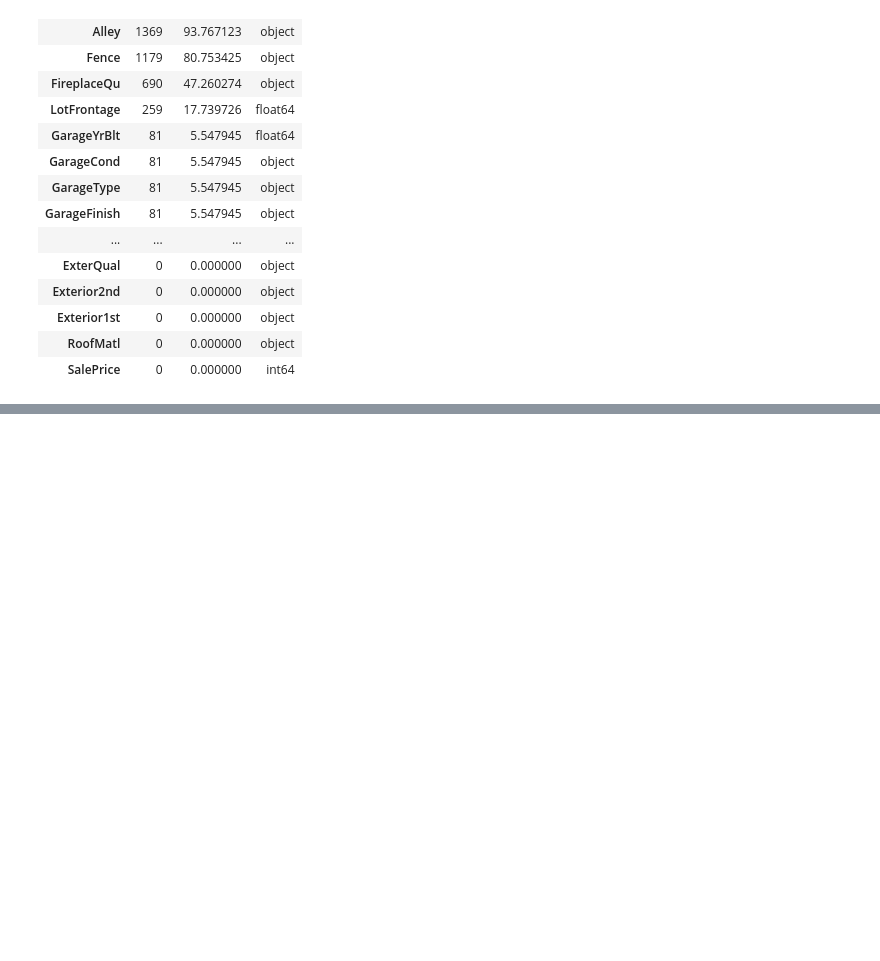
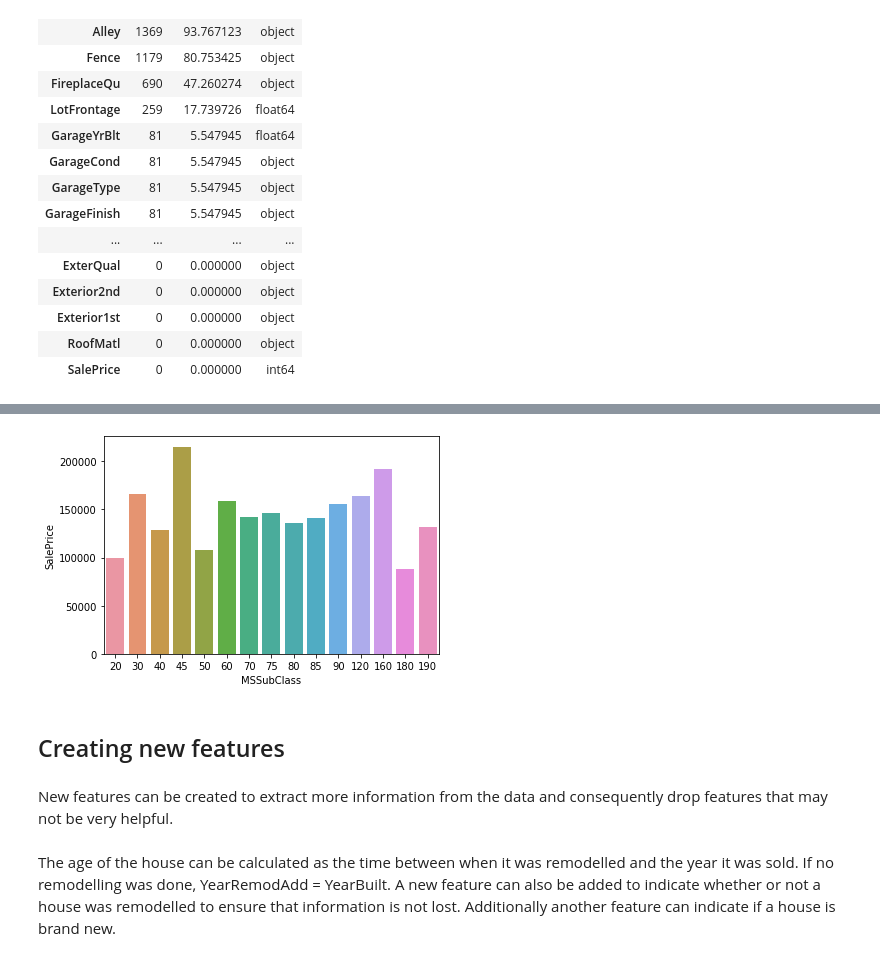
Before and after one commit to mjahidulalam/HousePricing, a Jupyter notebook: House Pricing.ipynb, the cells around one changed output, grey strips where cells are left out. Saved outputs shown, nothing was run; the diff lists cells and outputs as text; code cells hidden in the pictures; blank space fills up the shorter version.

```diff
--- a/House Pricing.ipynb
+++ b/House Pricing.ipynb
@@ -153,0 +268,8 @@ for feature in discrete_features:
+# %%
+sns.barplot(y = df_train.groupby('MSSubClass')['SalePrice'].median(), x = df_train['MSSubClass'].unique())
+plt.xlabel('MSSubClass')
+plt.show()
+
+df_train['MSSubClass'] = df_train['MSSubClass'].astype(object)
+# %% [output]
+[figure, added]
@@ -153,0 +278,6 @@ for feature in discrete_features:
+# %% [markdown]
+## Creating new features
+# %% [markdown]
+New features can be created to extract more information from the data and consequently drop features that may not be very helpful.
+# %% [markdown]
+The age of the house can be calculated as the time between when it was remodelled and the year it was sold. If no remodelling was done, YearRemodAdd = YearBuilt. A new feature can also be added to indicate whether or not a house was remodelled to ensure that information is not lost. Additionally another feature can indicate if a house is brand new.
```
Also changed, not shown: parts of 87 cells of this notebook.
